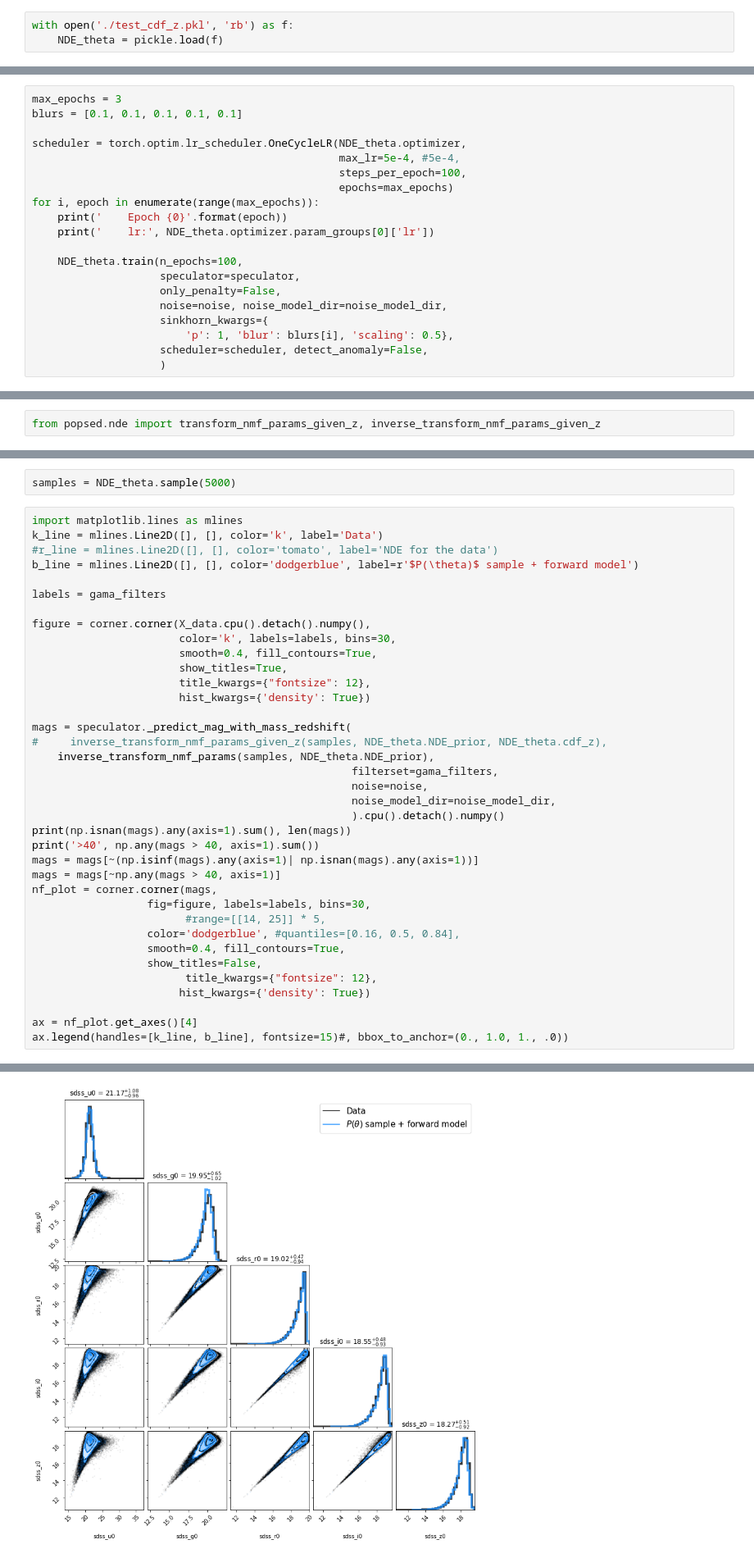
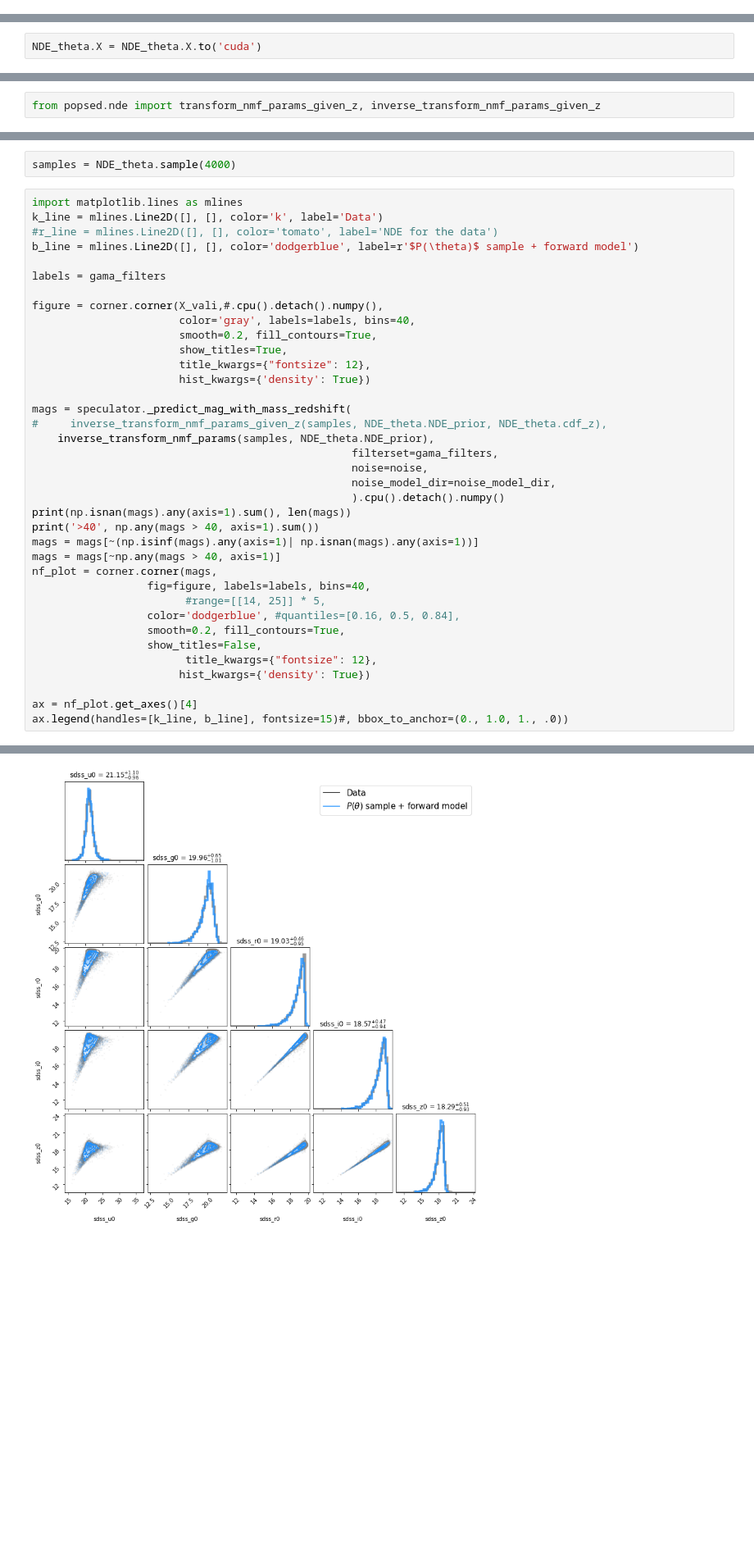
Before and after one commit to AstroJacobLi/popsed, a Jupyter notebook: notebooks/neural_density_estimator/NMF/GAMA/GAMA_NMF_CDF_free_z.ipynb, the cells around one changed output, grey strips where cells are left out. Shown at 82% size. Drawn from its saved outputs; the diff is of its cells as text; blank space fills up the shorter version.

```diff
--- a/notebooks/neural_density_estimator/NMF/GAMA/GAMA_NMF_CDF_free_z.ipynb
+++ b/notebooks/neural_density_estimator/NMF/GAMA/GAMA_NMF_CDF_free_z.ipynb
@@ -237,3 +260,0 @@ with open('./test_cdf_z.pkl', 'wb') as f:
-# %%
-with open('./test_cdf_z.pkl', 'rb') as f:
-    NDE_theta = pickle.load(f)
@@ -258,20 +260,0 @@ NDE_theta.icdf_z = lambda x, bounds: Interp1d()(torch.Tensor(cen).to('cuda'),
-# %%
-max_epochs = 3
-blurs = [0.1, 0.1, 0.1, 0.1, 0.1]
-
-scheduler = torch.optim.lr_scheduler.OneCycleLR(NDE_theta.optimizer,
-                                                max_lr=5e-4, #5e-4,
-                                                steps_per_epoch=100,
-                                                epochs=max_epochs)
-for i, epoch in enumerate(range(max_epochs)):
-    print('    Epoch {0}'.format(epoch))
-    print('    lr:', NDE_theta.optimizer.param_groups[0]['lr'])
-
-    NDE_theta.train(n_epochs=100,
-                    speculator=speculator,
-                    only_penalty=False,
-                    noise=noise, noise_model_dir=noise_model_dir,
-                    sinkhorn_kwargs={
-                        'p': 1, 'blur': blurs[i], 'scaling': 0.5},
-                    scheduler=scheduler, detect_anomaly=False,
-                    )
@@ -284,0 +273,2 @@ for i, epoch in enumerate(range(max_epochs)):
+# %%
+NDE_theta.X = NDE_theta.X.to('cuda')
@@ -357,5 +377,5 @@ ax.legend(handles=[k_line, b_line], fontsize=11.5, bbox_to_anchor=(0., 1.0, 1.3,
 # %%
-samples = NDE_theta.sample(5000)
+samples = NDE_theta.sample(4000)
 # %%
 import matplotlib.lines as mlines
 k_line = mlines.Line2D([], [], color='k', label='Data')
@@ -364,9 +384,9 @@ b_line = mlines.Line2D([], [], color='dodgerblue', label=r'$P(\theta)$ sample +
 
 labels = gama_filters
 
-figure = corner.corner(X_data.cpu().detach().numpy(),
-                       color='k', labels=labels, bins=30,
-                       smooth=0.4, fill_contours=True,
+figure = corner.corner(X_vali,#.cpu().detach().numpy(),
+                       color='gray', labels=labels, bins=40,
+                       smooth=0.2, fill_contours=True,
                        show_titles=True,
                        title_kwargs={"fontsize": 12},
                        hist_kwargs={'density': True})
@@ -383,10 +403,10 @@ print('>40', np.any(mags > 40, axis=1).sum())
 mags = mags[~(np.isinf(mags).any(axis=1)| np.isnan(mags).any(axis=1))]
 mags = mags[~np.any(mags > 40, axis=1)]
 nf_plot = corner.corner(mags,
-                  fig=figure, labels=labels, bins=30,
+                  fig=figure, labels=labels, bins=40,
                         #range=[[14, 25]] * 5,
                   color='dodgerblue', #quantiles=[0.16, 0.5, 0.84],
-                  smooth=0.4, fill_contours=True,
+                  smooth=0.2, fill_contours=True,
                   show_titles=False,
                         title_kwargs={"fontsize": 12},
                        hist_kwargs={'density': True})
@@ -398,3 +418,3 @@ ax.legend(handles=[k_line, b_line], fontsize=15)#, bbox_to_anchor=(0., 1.0, 1.,
 >40 0
 <matplotlib.legend.Legend at 0x...>
-[figure, old version]
+[figure, new version]
```
Also changed, not shown: parts of 60 cells of this notebook, 3 other files.
